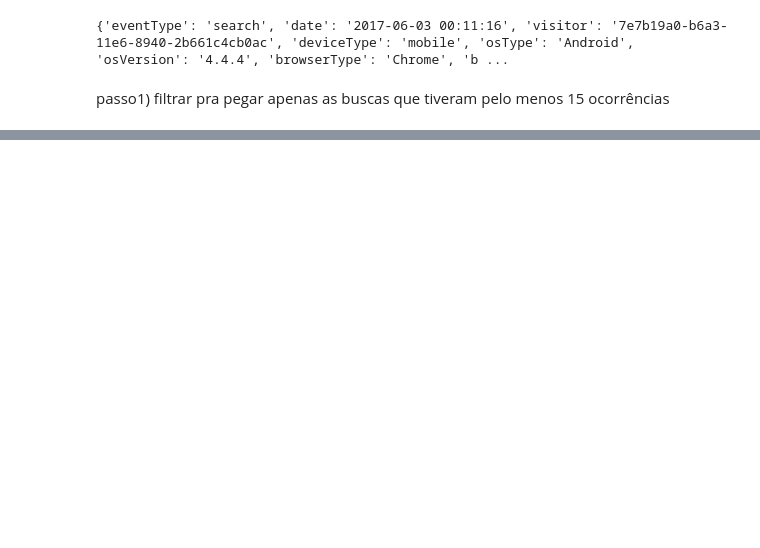
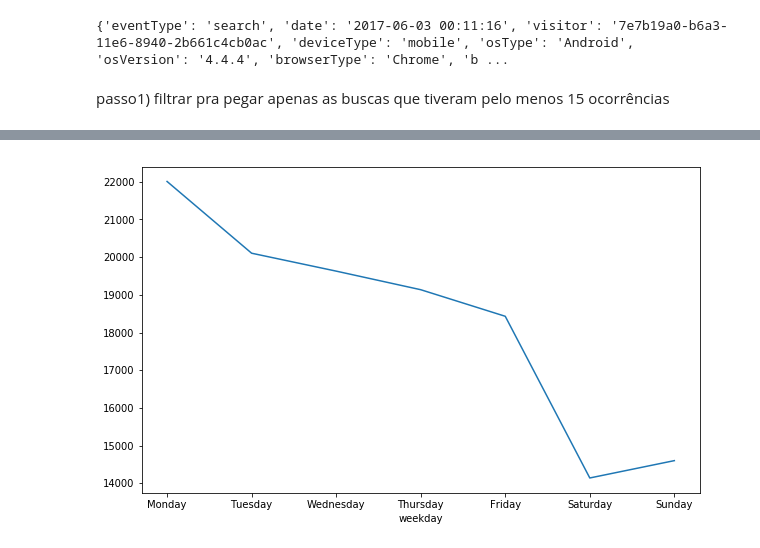
Before and after one commit to selaranjeira/desafio, a Jupyter notebook: desafio.ipynb, the cells around one changed output, grey strips where cells are left out. Saved outputs shown, nothing was run; the diff lists cells and outputs as text; code cells hidden in the pictures; blank space fills up the shorter version.

```diff
--- a/desafio.ipynb
+++ b/desafio.ipynb
@@ -119,0 +153,20 @@ print(busca[0])
+# %%
+diasdasemana = ('Monday', 'Tuesday', 'Wednesday', 'Thursday', 'Friday', 'Saturday', 'Sunday')
+
+time_data = time_data.assign(weekday = lambda df: ( df.day
+    .map(pd.to_datetime)
+    .dt.weekday
+    .astype(pd.Categorical(range(7), ordered=True))
+    .cat.rename_categories(diasdasemana))
+)
+
+
+ax = ( time_data
+    .groupby('weekday')
+    .visitor.nunique()
+    .plot(figsize=(10,6))
+)
+
+xt = plt.xticks(range(7), diasdasemana)
+# %% [output]
+[figure, added]
```
Also changed, not shown: parts of 20 cells of this notebook.
